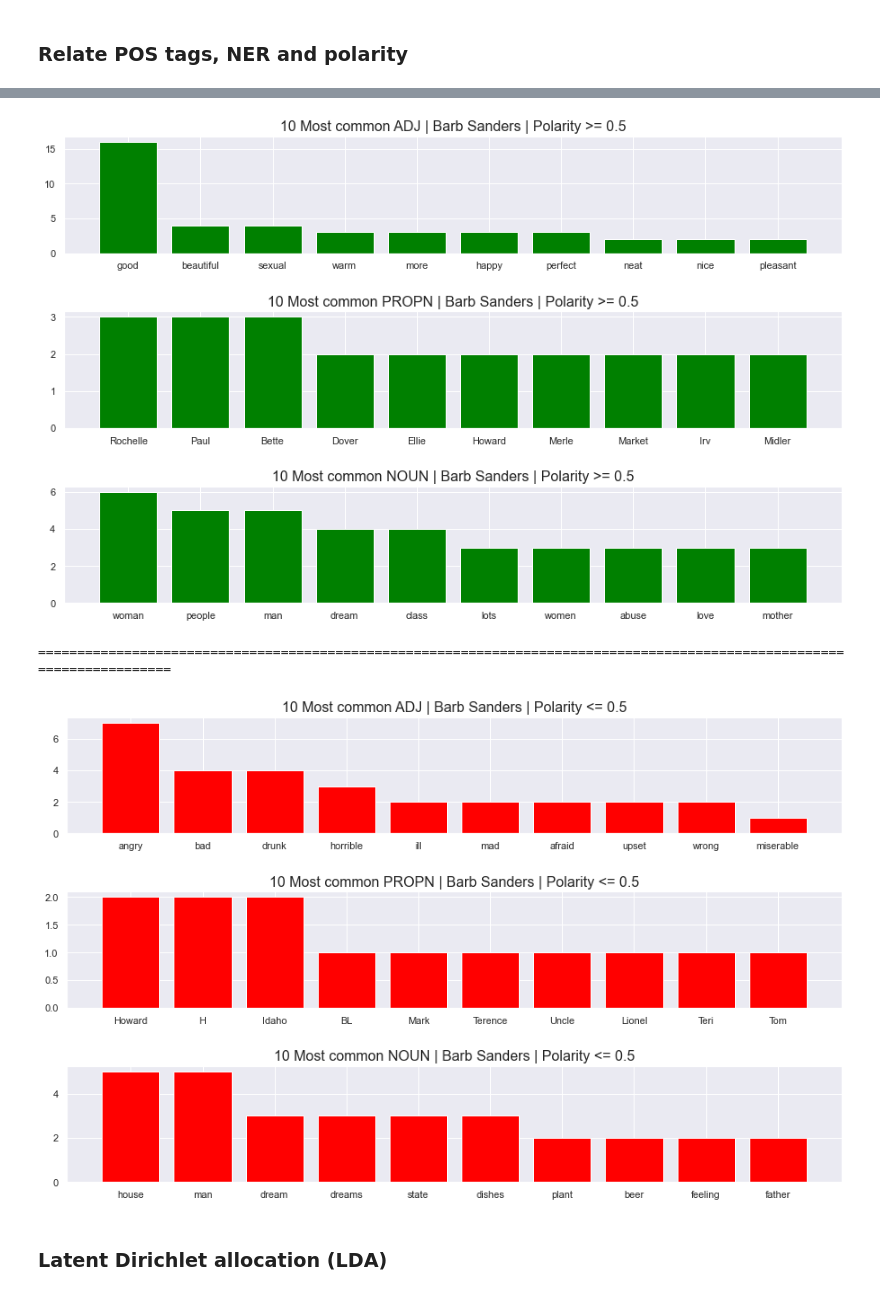
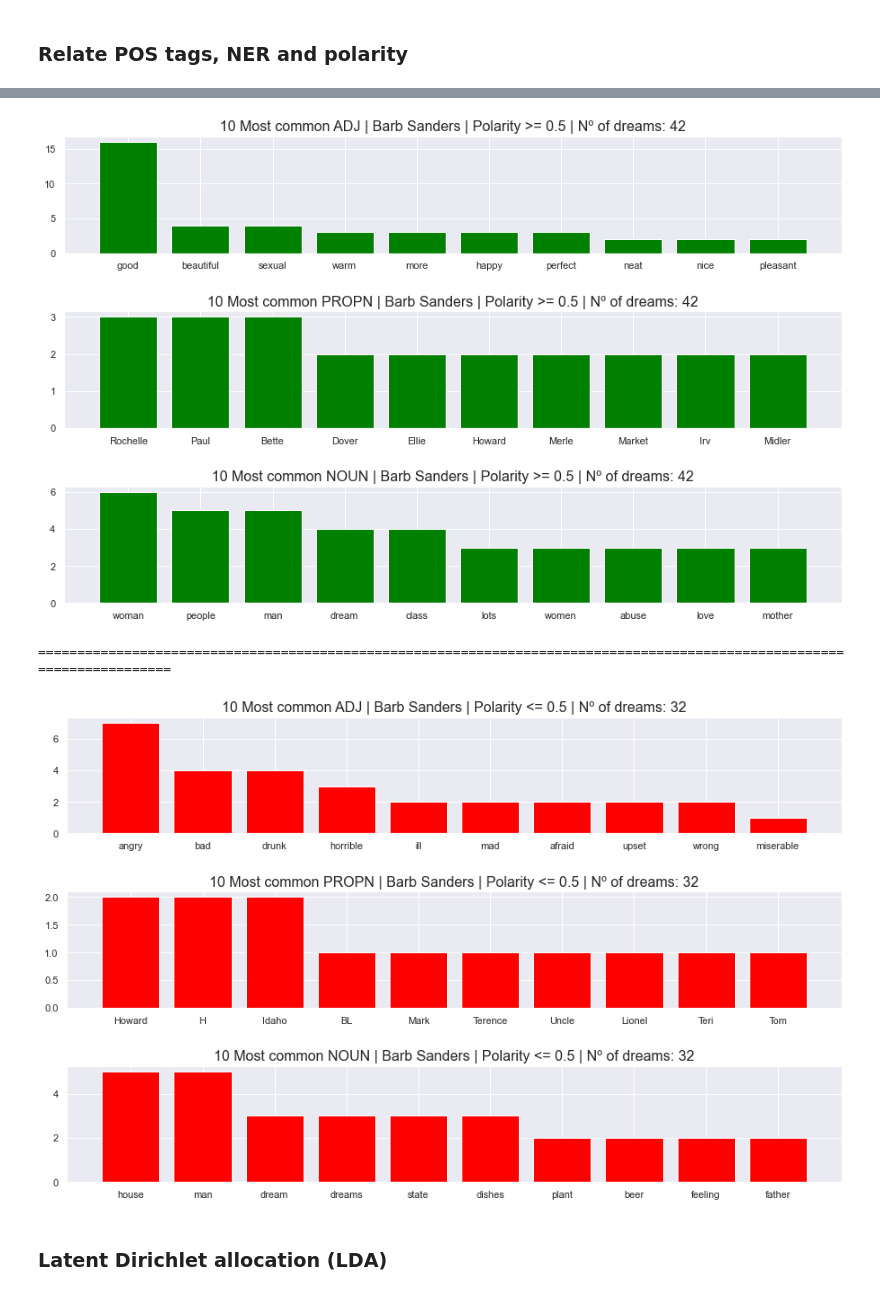
Before and after one commit to MigBap/dreambank, a Jupyter notebook: dreamresearch.net_data.ipynb, the cells around one changed output, grey strips where cells are left out. Drawn from its saved outputs; the diff is of its cells as text; code cells hidden in the pictures.

```diff
--- a/dreamresearch.net_data.ipynb
+++ b/dreamresearch.net_data.ipynb
@@ -2142,42 +2141,42 @@ for i, j in enumerate(pos_tags):
     # plot
     plt.subplot(len(pos_tags), 1, i+1)
     [plt.bar(i, j, color='green') for (i, j) in most_common]
-    plt.title("{} Most common {} | {} | Polarity >= {}".format(n, pos_tags[i], dreamer, polarity_threshold),
-                                                                        fontsize=16)
+    plt.title("{} Most common {} | {} | Polarity >= {} | Nº of dreams: {}".format(n, pos_tags[i], dreamer,
+                polarity_threshold, good_dreams_df.shape[0]), fontsize=16)
 
 plt.subplots_adjust(left=0, bottom=-0.8, right=2, top=1, wspace=0, hspace=0.5)
 plt.show()
 
 print("="*120)
 ###########################################################=========================================#############
 
 # BAD
 
 # lemmatize verbs
 counter_verb = Counter([WordNetLemmatizer().lemmatize(w).lower() for w in dict_POS_bad['VERB']])  # lower and lemmatize
 
 for i, j in enumerate(pos_tags):
     # Count the POS tag - also lower case them all except if it is a proper noun
     if j == 'PROPN':
         counter = Counter(dict_POS_bad[j])  # normal
     elif j == 'VERB':
         counter = counter_verb  # lower and lemmatize
     else:
         counter = Counter([i.lower() for i in dict_POS_bad[j]])  # lower
     # n most common tags
     most_common = counter.most_common(n)
     # plot
     plt.subplot(len(pos_tags), 1, i+1)
     [plt.bar(i, j, color='red') for (i, j) in most_common]
-    plt.title("{} Most common {} | {} | Polarity <= {}".format(n, pos_tags[i], dreamer, polarity_threshold),
-                                                                        fontsize=16)
+    plt.title("{} Most common {} | {} | Polarity <= {} | Nº of dreams: {}".format(n, pos_tags[i], dreamer,
+              polarity_threshold, bad_dreams_df.shape[0]), fontsize=16)
 
 plt.subplots_adjust(left=0, bottom=-0.8, right=2, top=1, wspace=0, hspace=0.5)
 plt.show()
 # %% [output]
-[figure, old version]
+[figure, new version]
 ========================================================================================================================
-[figure, old version]
+[figure, new version]
 # %% [markdown]
 ### Latent Dirichlet allocation (LDA)
 # %% [markdown]
```
Also changed, not shown: parts of 40 cells of this notebook.
